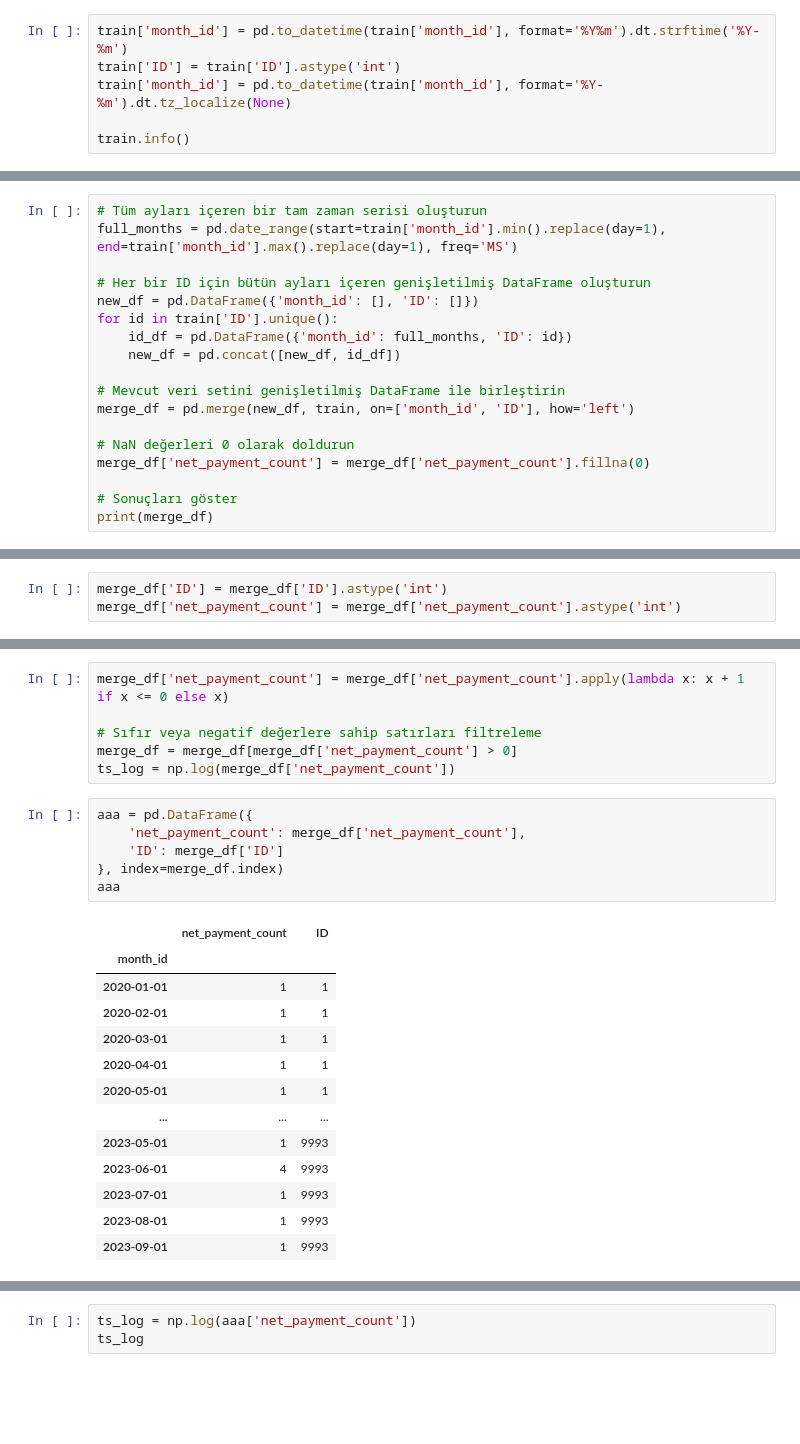
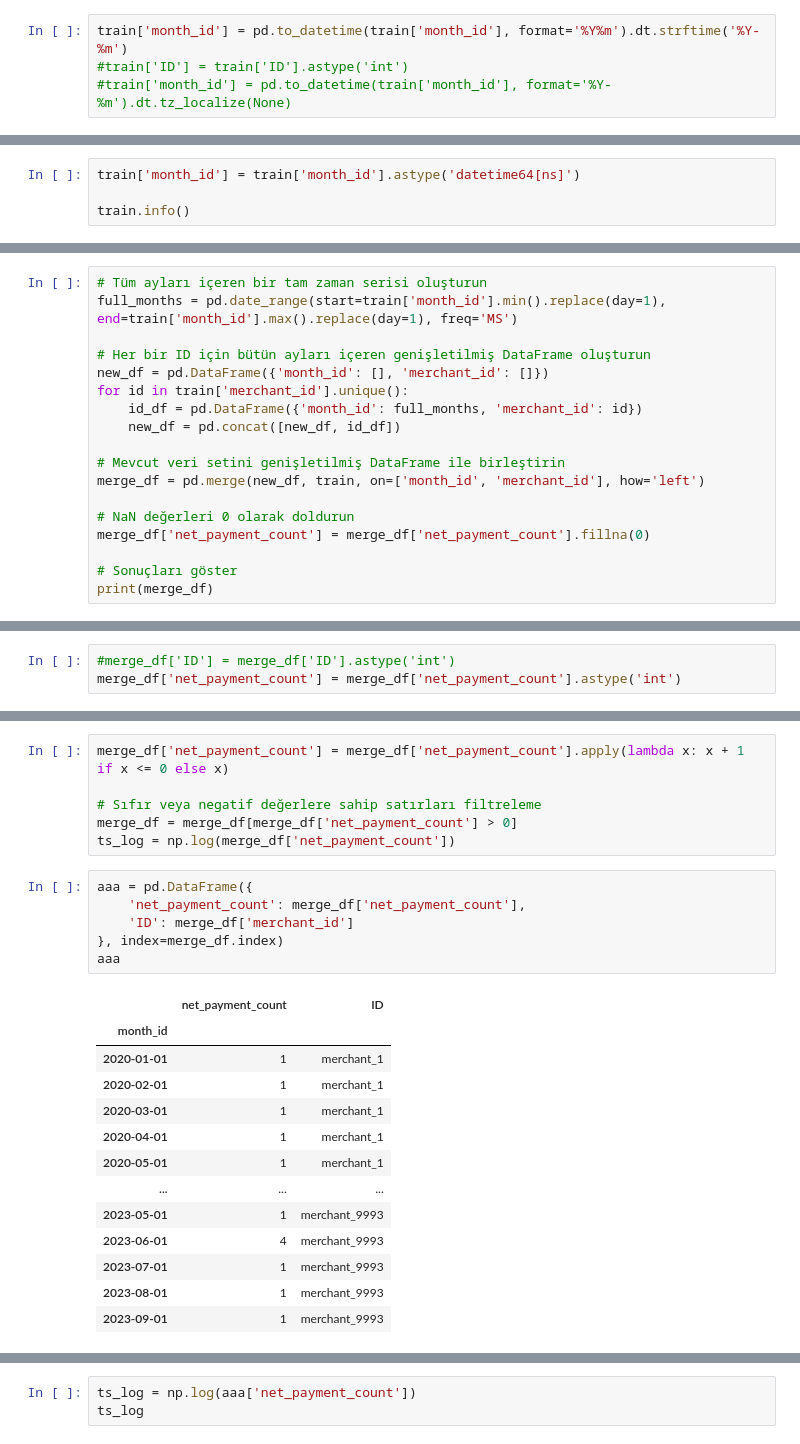
Before and after one commit to seydanurkayir/iyzico-datathon, a Jupyter notebook: time-series.ipynb, the cells around one changed output, grey strips where cells are left out. Saved outputs shown, nothing was run; the diff lists cells and outputs as text; blank space fills up the shorter version.

```diff
--- a/time-series.ipynb
+++ b/time-series.ipynb
@@ -56,7 +56,5 @@ train.head(10)
 | 269590 | merchant_10000 | 202206 | 4 |
 # %%
 train['month_id'] = pd.to_datetime(train['month_id'], format='%Y%m').dt.strftime('%Y-%m')
-train['ID'] = train['ID'].astype('int')
-train['month_id'] = pd.to_datetime(train['month_id'], format='%Y-%m').dt.tz_localize(None)
-
-train.info()
+#train['ID'] = train['ID'].astype('int')
+#train['month_id'] = pd.to_datetime(train['month_id'], format='%Y-%m').dt.tz_localize(None)
@@ -64,0 +61,4 @@ ValueError: invalid literal for int() with base 10: 'merchant_1'
+# %%
+train['month_id'] = train['month_id'].astype('datetime64[ns]')
+
+train.info()
@@ -67,13 +78,13 @@ ValueError: invalid literal for int() with base 10: 'merchant_1'
 full_months = pd.date_range(start=train['month_id'].min().replace(day=1), end=train['month_id'].max().replace(day=1), freq='MS')
 
 # Her bir ID için bütün ayları içeren genişletilmiş DataFrame oluşturun
-new_df = pd.DataFrame({'month_id': [], 'ID': []})
-for id in train['ID'].unique():
-    id_df = pd.DataFrame({'month_id': full_months, 'ID': id})
+new_df = pd.DataFrame({'month_id': [], 'merchant_id': []})
+for id in train['merchant_id'].unique():
+    id_df = pd.DataFrame({'month_id': full_months, 'merchant_id': id})
     new_df = pd.concat([new_df, id_df])
 
 # Mevcut veri setini genişletilmiş DataFrame ile birleştirin
-merge_df = pd.merge(new_df, train, on=['month_id', 'ID'], how='left')
+merge_df = pd.merge(new_df, train, on=['month_id', 'merchant_id'], how='left')
 
 # NaN değerleri 0 olarak doldurun
 merge_df['net_payment_count'] = merge_df['net_payment_count'].fillna(0)
@@ -96,7 +107,7 @@ print(merge_df)
 
 [1172700 rows x 3 columns]
 # %%
-merge_df['ID'] = merge_df['ID'].astype('int')
+#merge_df['ID'] = merge_df['ID'].astype('int')
 merge_df['net_payment_count'] = merge_df['net_payment_count'].astype('int')
 # %%
 merge_df.set_index('month_id', inplace=True)
@@ -212,23 +442,23 @@ ts_log = np.log(merge_df['net_payment_count'])
 # %%
 aaa = pd.DataFrame({
     'net_payment_count': merge_df['net_payment_count'],
-    'ID': merge_df['ID']
+    'ID': merge_df['merchant_id']
 }, index=merge_df.index)
 aaa
 # %% [output]
 |  | net_payment_count | ID |
 | month_id |  |  |
-| 2020-01-01 | 1 | 1 |
-| 2020-02-01 | 1 | 1 |
-| 2020-03-01 | 1 | 1 |
-| 2020-04-01 | 1 | 1 |
-| 2020-05-01 | 1 | 1 |
+| 2020-01-01 | 1 | merchant_1 |
+| 2020-02-01 | 1 | merchant_1 |
+| 2020-03-01 | 1 | merchant_1 |
+| 2020-04-01 | 1 | merchant_1 |
+| 2020-05-01 | 1 | merchant_1 |
 | ... | ... | ... |
-| 2023-05-01 | 1 | 9993 |
-| 2023-06-01 | 4 | 9993 |
-| 2023-07-01 | 1 | 9993 |
-| 2023-08-01 | 1 | 9993 |
-| 2023-09-01 | 1 | 9993 |
+| 2023-05-01 | 1 | merchant_9993 |
+| 2023-06-01 | 4 | merchant_9993 |
+| 2023-07-01 | 1 | merchant_9993 |
+| 2023-08-01 | 1 | merchant_9993 |
+| 2023-09-01 | 1 | merchant_9993 |
 1172520 rows × 2 columns
 # %%
 ts_log = np.log(aaa['net_payment_count'])
```
Also changed, not shown: parts of 12 cells of this notebook, 2 other files.
